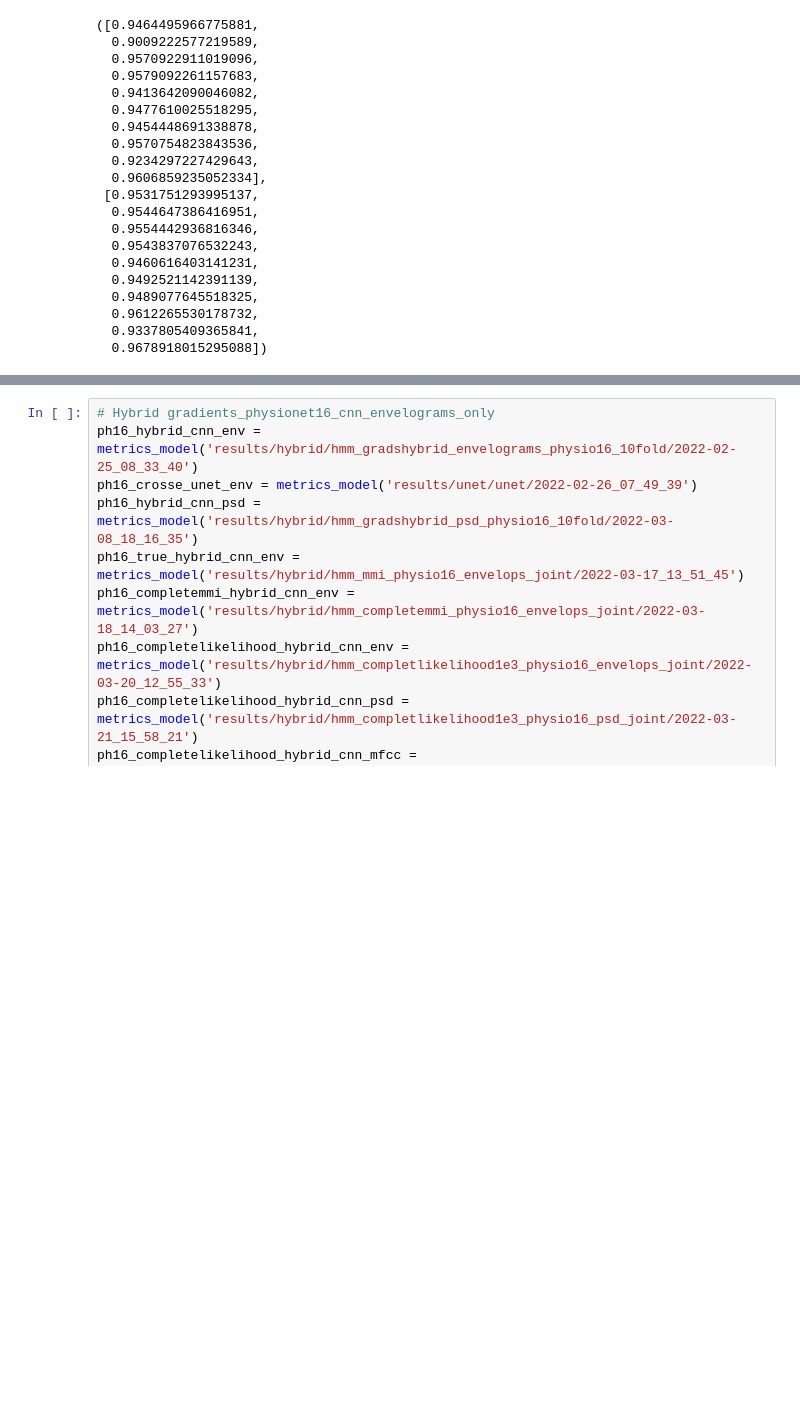
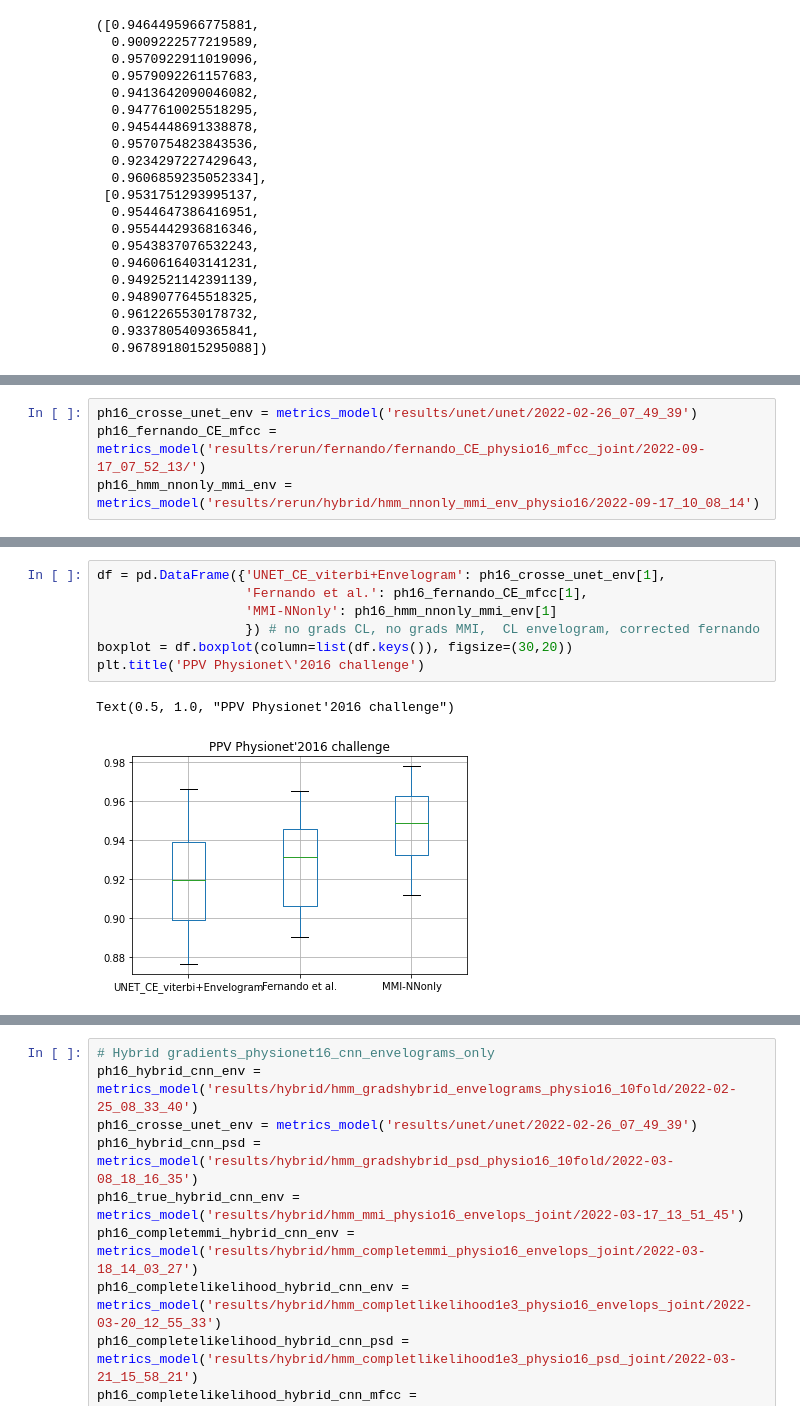
Before and after one commit to miguelmartins/hybrid-hmm, a Jupyter notebook: notebooks/physionet16_eval.ipynb, the cells around one changed output, grey strips where cells are left out. Saved outputs shown, nothing was run; the diff lists cells and outputs as text; blank space fills up the shorter version.

```diff
--- a/notebooks/physionet16_eval.ipynb
+++ b/notebooks/physionet16_eval.ipynb
@@ -187,0 +180,4 @@ plt.show()
+# %%
+ph16_crosse_unet_env = metrics_model('results/unet/unet/2022-02-26_07_49_39')
+ph16_fernando_CE_mfcc = metrics_model('results/rerun/fernando/fernando_CE_physio16_mfcc_joint/2022-09-17_07_52_13/')
+ph16_hmm_nnonly_mmi_env = metrics_model('results/rerun/hybrid/hmm_nnonly_mmi_env_physio16/2022-09-17_10_08_14')
@@ -187,0 +204,10 @@ plt.show()
+# %%
+df = pd.DataFrame({'UNET_CE_viterbi+Envelogram': ph16_crosse_unet_env[1],
+                   'Fernando et al.': ph16_fernando_CE_mfcc[1],
+                   'MMI-NNonly': ph16_hmm_nnonly_mmi_env[1]
+                   }) # no grads CL, no grads MMI,  CL envelogram, corrected fernando
+boxplot = df.boxplot(column=list(df.keys()), figsize=(30,20))
+plt.title('PPV Physionet\'2016 challenge')
+# %% [output]
+Text(0.5, 1.0, "PPV Physionet'2016 challenge")
+[figure, added]
```
Also changed, not shown: parts of 6 cells of this notebook.
